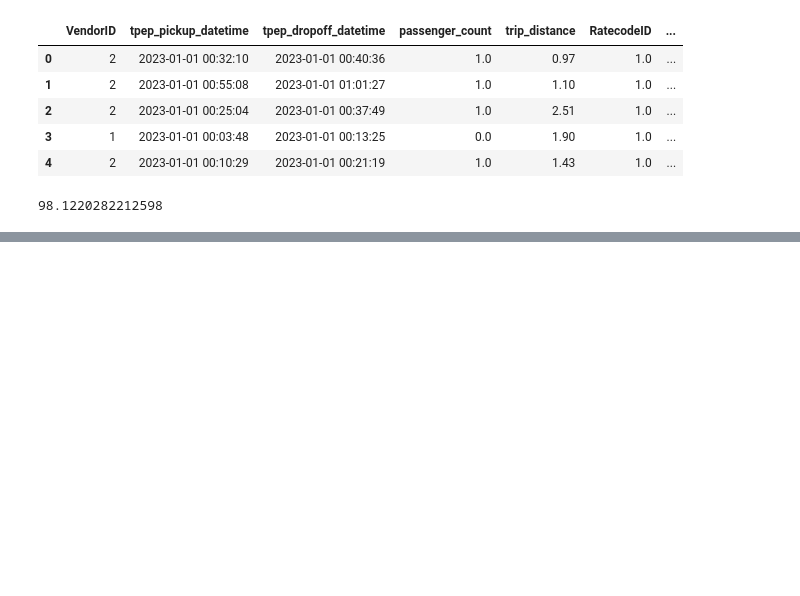
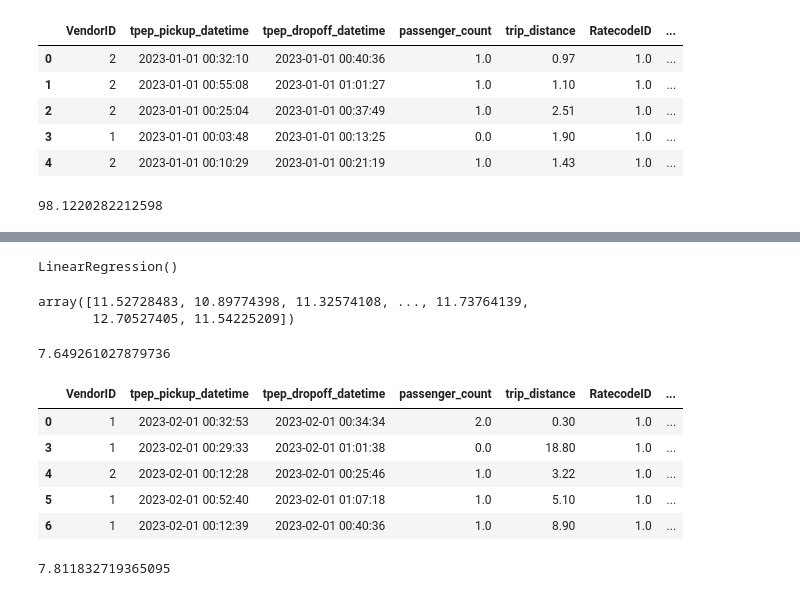
Before and after one commit to HaileyTQuach/mlops-zoomcamp, a Jupyter notebook: 01-intro/Homework.ipynb, the cells around one changed output, grey strips where cells are left out. Saved outputs shown, nothing was run; the diff lists cells and outputs as text; code cells hidden in the pictures; blank space fills up the shorter version.

```diff
--- a/01-intro/Homework.ipynb
+++ b/01-intro/Homework.ipynb
@@ -89,3 +89,6 @@ fraction = (len(filtered_df) /len(df)) * 100
 print(fraction)
 # %% [output]
 98.1220282212598
+# %%
+categorical = ['PULocationID', 'DOLocationID']
+filtered_df[categorical].dtypes
@@ -91,0 +163,50 @@ print(fraction)
+# %%
+from sklearn.linear_model import LinearRegression
+from sklearn.metrics import mean_squared_error
+import numpy as np
+
+lr = LinearRegression()
+lr.fit(X_train,y_train)
+# %% [output]
+LinearRegression()
+# %%
+y_pred = lr.predict(X_train)
+y_pred
+# %% [output]
+array([11.52728483, 10.89774398, 11.32574108, ..., 11.73764139,
+       12.70527405, 11.54225209])
+# %%
+rmse = np.sqrt(mean_squared_error(y_pred,y_train))
+rmse
+# %% [output]
+7.649261027879736
+# %%
+def read_dataframe(filename):
+    if filename.endswith('.csv'):
+        df = pd.read_csv(filename)
+
+        df.lpep_dropoff_datetime = pd.to_datetime(df.lpep_dropoff_datetime)
+        df.lpep_pickup_datetime = pd.to_datetime(df.lpep_pickup_datetime)
+    elif filename.endswith('.parquet'):
+        df = pd.read_parquet(filename)
+
+    df['duration'] = df.tpep_dropoff_datetime - df.tpep_pickup_datetime
+    df.duration = df.duration.apply(lambda td: td.total_seconds() / 60)
+
+    df = df[(df.duration >= 1) & (df.duration <= 60)]
+
+    categorical = ['PULocationID', 'DOLocationID']
+    df[categorical] = df[categorical].astype(str)
+
+    return df
+# %%
+df_val = read_dataframe("https://d37ci6vzurychx.cloudfront.net/trip-data/yellow_tripdata_2023-02.parquet")
+# %%
+df_val.head()
+# %% [output]
+|  | VendorID | tpep_pickup_datetime | tpep_dropoff_datetime | passenger_count | trip_distance | RatecodeID | ... |
+| 0 | 1 | 2023-02-01 00:32:53 | 2023-02-01 00:34:34 | 2.0 | 0.30 | 1.0 | ... |
+| 3 | 1 | 2023-02-01 00:29:33 | 2023-02-01 01:01:38 | 0.0 | 18.80 | 1.0 | ... |
+| 4 | 2 | 2023-02-01 00:12:28 | 2023-02-01 00:25:46 | 1.0 | 3.22 | 1.0 | ... |
+| 5 | 1 | 2023-02-01 00:52:40 | 2023-02-01 01:07:18 | 1.0 | 5.10 | 1.0 | ... |
+| 6 | 1 | 2023-02-01 00:12:39 | 2023-02-01 00:40:36 | 1.0 | 8.90 | 1.0 | ... |
@@ -91,0 +222,5 @@ print(fraction)
+# %%
+val_rmse = np.sqrt(mean_squared_error(y_pred,y_val))
+val_rmse
+# %% [output]
+7.811832719365095
```
Also changed, not shown: parts of 14 cells of this notebook.
